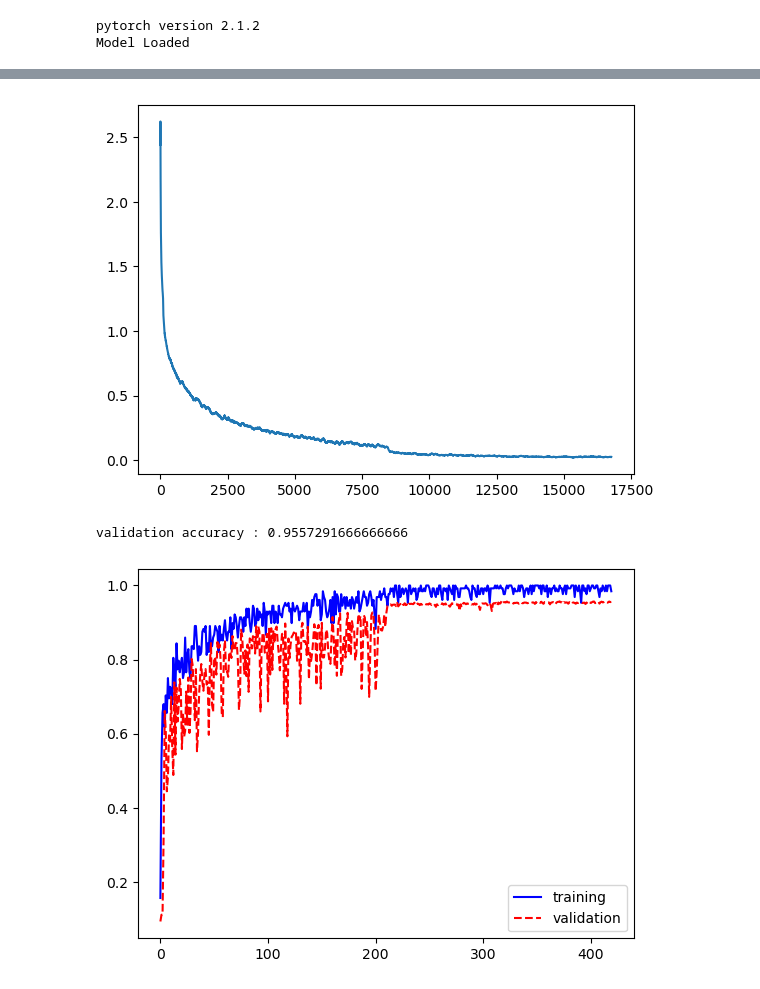
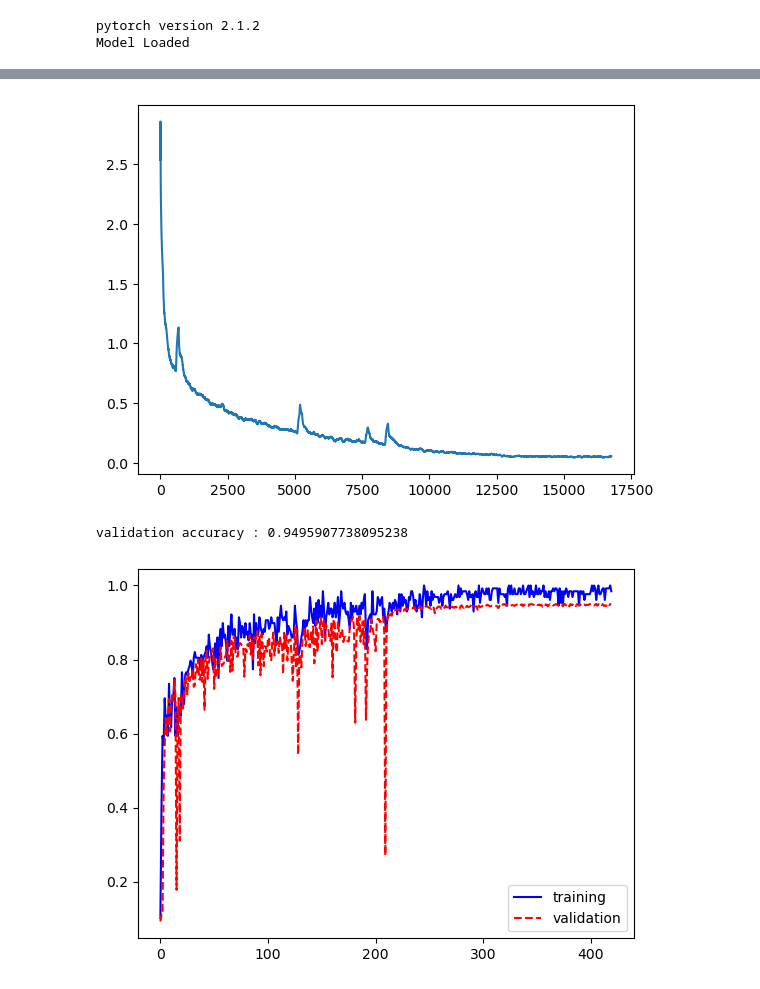
Before and after one commit to cloudburstnow/Eurosat-LandClassification-Resnet-Pytorch, a Jupyter notebook: notebooks/2.0-landuse-resnet-pytorch.ipynb, the cells around one changed output, grey strips where cells are left out. Cells and saved outputs as stored; diff of their text form; code cells hidden in the pictures.

```diff
--- a/notebooks/2.0-landuse-resnet-pytorch.ipynb
+++ b/notebooks/2.0-landuse-resnet-pytorch.ipynb
@@ -56,7 +56,7 @@ if __name__ == '__main__':
     print("pytorch version", torch.__version__)
 
     criteria = torch.nn.CrossEntropyLoss()
-    net = Load_model(resnet_val=18, device = device)
+    net = Load_model(resnet_val=50, device = device)
     train_loader, val_loader = make_dataloaders(root, batch_size_val=128)
 
     net=net.to(device)
@@ -67,5 +67,5 @@ if __name__ == '__main__':
 pytorch version 2.1.2
 Model Loaded
 # %%
-net = train(net, train_loader, val_loader, criteria, optimizer, num_epochs, scheduler, device = device, save_path='../models/')
+net = train(net, train_loader, val_loader, criteria, optimizer, num_epochs, scheduler, device = device, save_path='../res50/')
 # %% [output]
@@ -74,3 +74,3 @@ Train (epoch 100/100) [128/168 (76%)]   Loss: 0.060643  Accuracy: 0.984375
-[figure, old version]
+[figure, new version]
-validation accuracy : 0.9557291666666666
+validation accuracy : 0.9495907738095238
-[figure, old version]
+[figure, new version]
```
Also changed, not shown: parts of 1 cell of this notebook.
